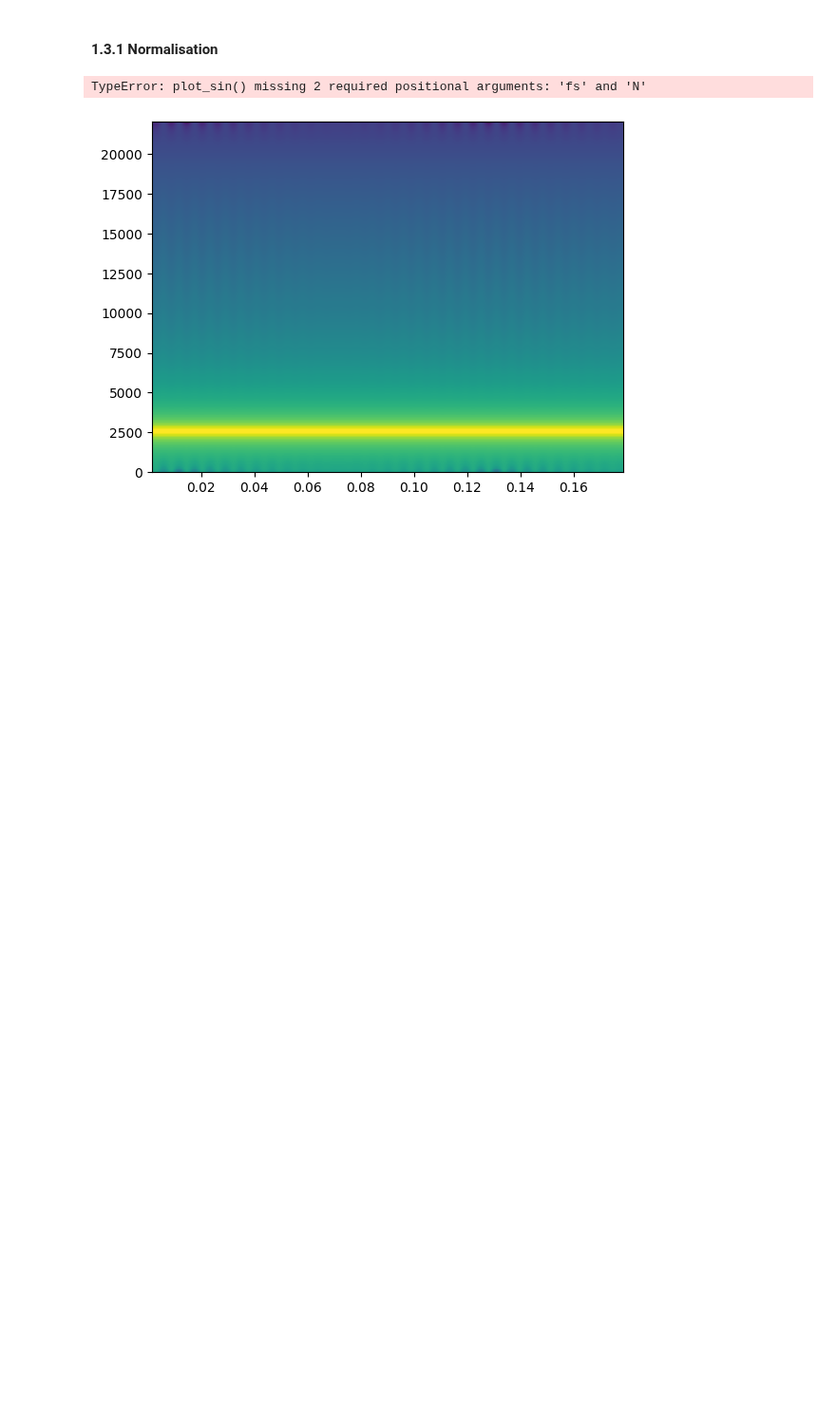
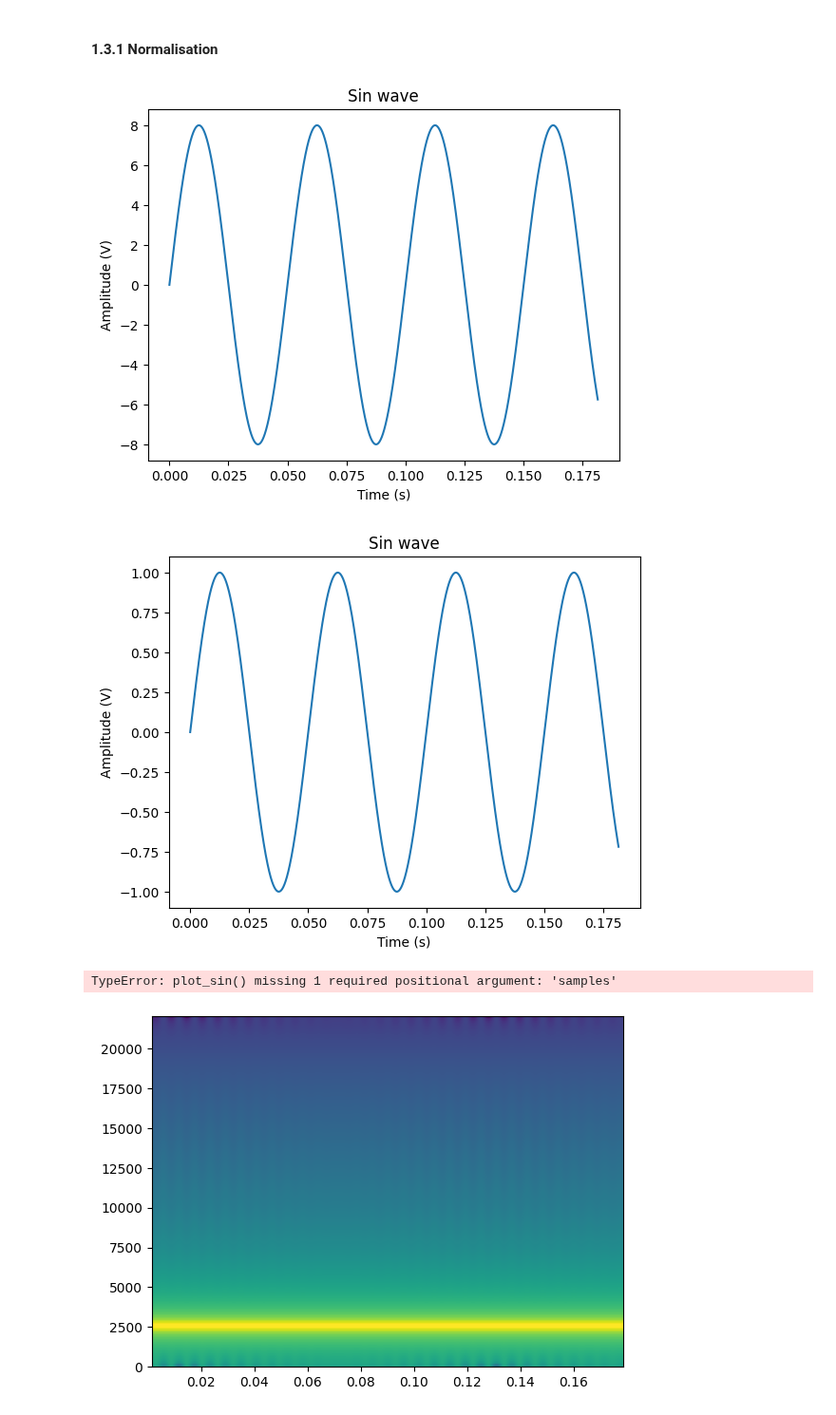
Before and after one commit to PizzaManStarted/projet_signal, a Jupyter notebook: code.ipynb, the cells around one changed output. Shown at 95% size. Drawn from its saved outputs; the diff is of its cells as text; code cells hidden in the pictures; blank space fills up the shorter version.

```diff
--- a/code.ipynb
+++ b/code.ipynb
@@ -12,7 +12,7 @@ from zplane import *
 # 0. Plot functions
 # %%
 def simple_plot(samples, x_values= np.array([]), plt_title= "", x_label="", y_label="", display_plot=True, save_name=None):
-    fig = plt.figure()
+    _ = plt.figure()
     plt.title(plt_title)
     plt.xlabel(x_label)
     plt.ylabel(y_label)
@@ -26,8 +26,13 @@ def simple_plot(samples, x_values= np.array([]), plt_title= "", x_label="", y_la
         plt.show()
     plt.close()
 # %%
-def plot_sin(f, A, fs, N):
+def plot_create_sin(f, A, fs, N):
     t, samples = create_sine_wave(f, A, fs, N)
+    plot_sin(t, samples)
+
+def plot_sin(t, samples):
+    if t == None:
+        t = np.array([])
     simple_plot(samples, t, f"Sin wave", "Time (s)", "Amplitude (V)", display_plot=True)
 # %% [markdown]
 # 1. Offline System
@@ -135,24 +139,30 @@ for i, samples in enumerate(data):
 # %%
 def get_max(s):
     max = float('-inf')
     for i in s:
         if i > max:
             max = i
     return max
 
 
 def normalise(s):
     max = get_max(s)
     return s / max
 
-plot_sin(samples, t)
-plot_sin(normalise(samples), t)
+
+
+t, samples = create_sine_wave(f, amplitude, fs, N)
+
+plot_sin(t, samples)
+plot_sin(t, normalise(samples))
 
 
 plot_sin(data)
 plot_sin(normalise(data))
 # %% [output]
+[figure, added]
+[figure, added]
-TypeError: plot_sin() missing 2 required positional arguments: 'fs' and 'N'
+TypeError: plot_sin() missing 1 required positional argument: 'samples'
 # %%
 # Let's first take an example:
 fs = 44.1 * 1000
```
Also changed, not shown: parts of 1 cell of this notebook.
